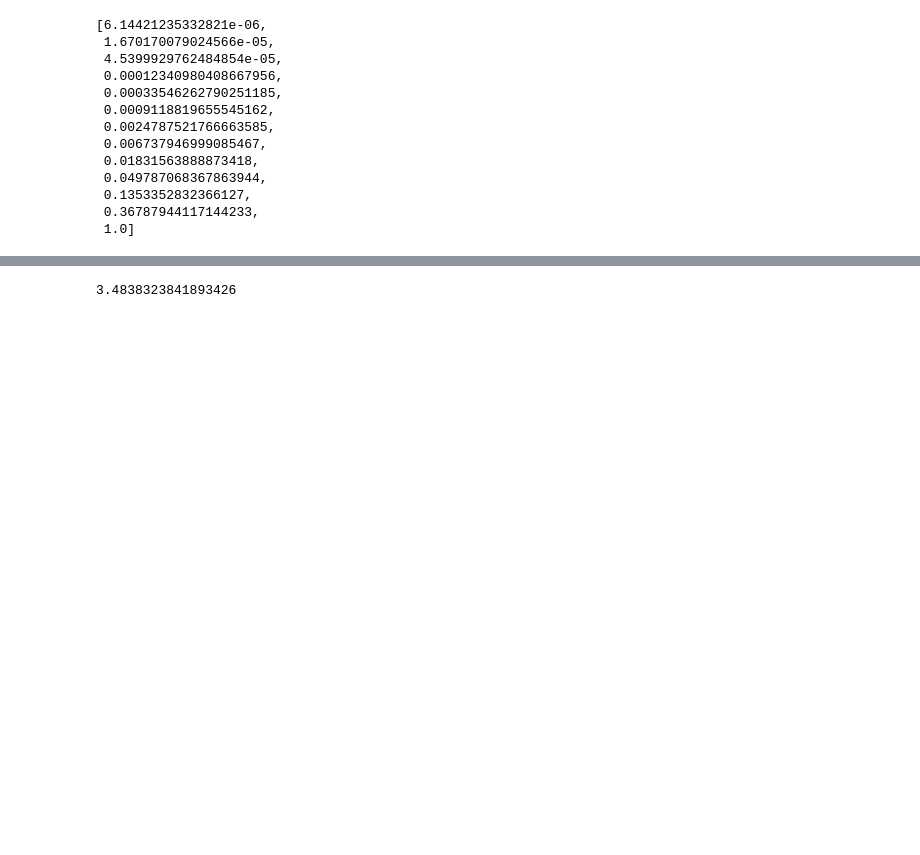
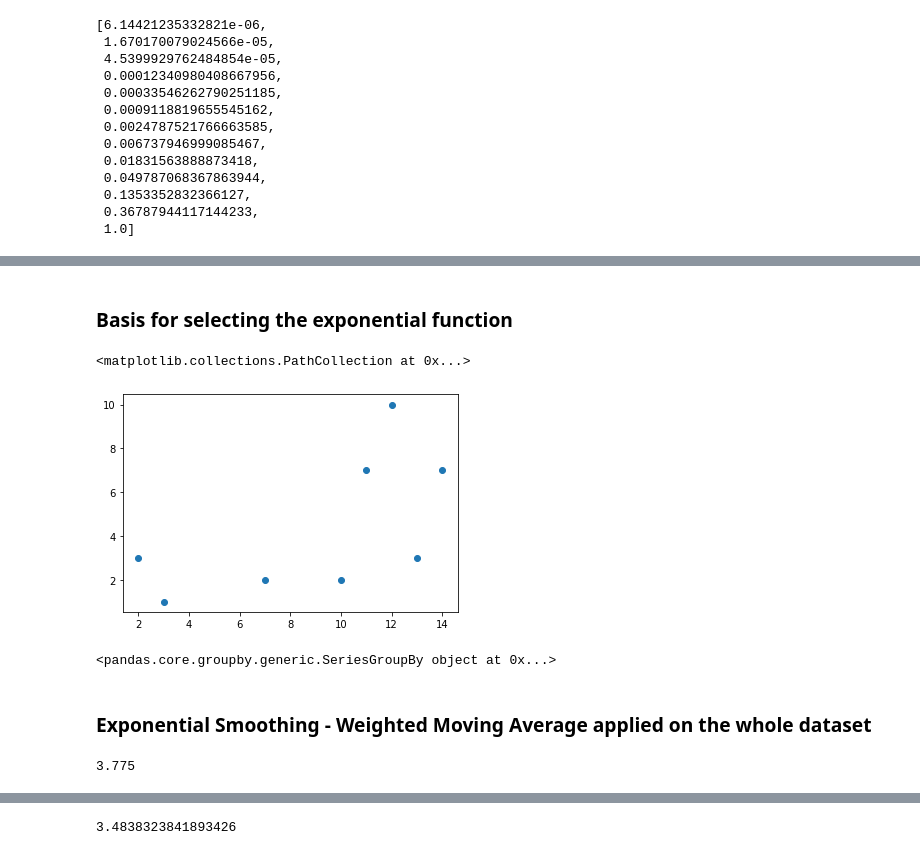
Before and after one commit to kennie98/AI-book-recommendation-system, a Jupyter notebook: data-processing/BorrowingData/popularity_prediction.ipynb, the cells around one changed output, grey strips where cells are left out. Cells and saved outputs as stored; diff of their text form; code cells hidden in the pictures; blank space fills up the shorter version.

Commit message:
exponential smoothing added

```diff
--- a/data-processing/BorrowingData/popularity_prediction.ipynb
+++ b/data-processing/BorrowingData/popularity_prediction.ipynb
@@ -46,3 +46,6 @@ w_vector
  0.1353352832366127,
  0.36787944117144233,
  1.0]
+# %%
+one_book = df[df.ISBN == 9780316166867]
+one_book
@@ -48,0 +62,2 @@ w_vector
+# %%
+one_book.Month = one_book.apply(month_transform, axis=1)
@@ -49 +82,8 @@ w_vector
+# %% [markdown]
+<h3>Basis for selecting the exponential function</h3>
+# %%
+plt.scatter(one_book.Month, one_book.NumOfCKOs)
+# %% [output]
+<matplotlib.collections.PathCollection at 0x...>
+[figure, added]
 # %%
@@ -50,0 +91,8 @@ df_s = df.iloc[:13]
+# %%
+alpha = 0.1
+
+cks_series = df_s.groupby(['ISBN']).NumOfCKOs
+cks_series
+months_series
+# %% [output]
+<pandas.core.groupby.generic.SeriesGroupBy object at 0x...>
@@ -50,0 +104,6 @@ df_s = df.iloc[:13]
+# %% [markdown]
+<h3>Exponential Smoothing - Weighted Moving Average applied on the whole dataset</h3>
+# %%
+f_forecast
+# %% [output]
+3.775
```
Also changed, not shown: parts of 8 cells of this notebook.
